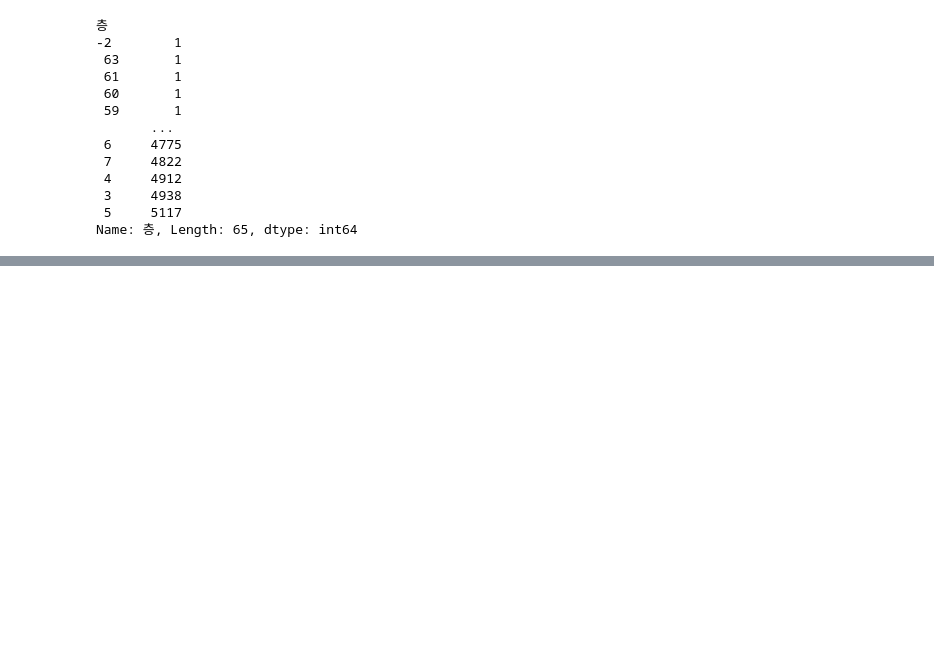
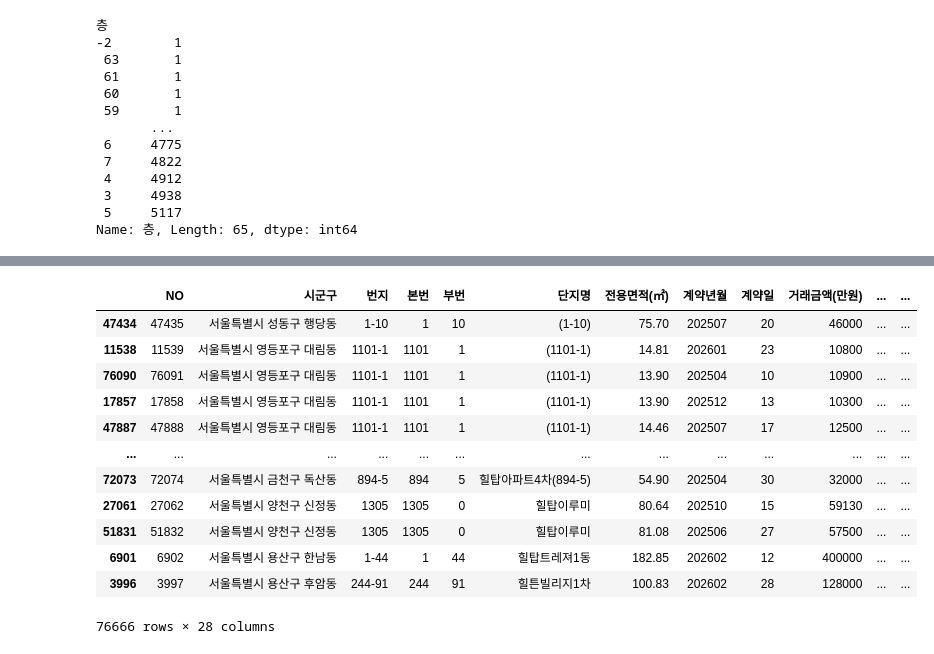
Before and after one commit to sooyun1/aix_13_python, a Jupyter notebook: 아파트 데이터 분석.ipynb, the cells around one changed output, grey strips where cells are left out. Saved outputs shown, nothing was run; the diff lists cells and outputs as text; code cells hidden in the pictures; blank space fills up the shorter version.

```diff
--- a/아파트 데이터 분석.ipynb
+++ b/아파트 데이터 분석.ipynb
@@ -124,0 +235,5 @@ SyntaxError: invalid syntax (2563463609.py, line 1)
+# %%
+# 전용면적 -> 평 전용면적 / 3.3
+df['평'] = df['전용면적(㎡)']/3.3
+# 구별 평 평균
+df.groupby('구')['평'].mean().sort_values(ascending=False)
@@ -124,0 +293,10 @@ SyntaxError: invalid syntax (2563463609.py, line 1)
+# %%
+# 평을 평형으로
+def to_ph(x):
+    if x < 10: return "10평이하"
+    if x < 20: return "10평대"
+    if x < 30: return "20평대"
+    if x < 40: return "30평대"
+    return "40평이상"
+
+df['평형'] = df['평'].apply(to_ph)
@@ -124,0 +364,5 @@ SyntaxError: invalid syntax (2563463609.py, line 1)
+# %%
+#전체 평균 거래금액에 가장 가까운 거래금액의 아파트를 찾으세요
+a = df['거래금액(만원)'].mean()
+df['diff'] = (df['거래금액(만원)'] - a).abs()
+df.sort_values('diff').head()
@@ -124,0 +408,12 @@ SyntaxError: invalid syntax (2563463609.py, line 1)
+# %%
+#계약년월 + 계약일 -> 요일칼럼추가
+df['계약일자'] = pd.to_datetime(
+    df['계약년월'].astype(str) + df['계약일'].astype(str).str.zfill(2),
+    format='%Y%m%d'
+)
+
+df['요일'] = df['계약일자'].dt.day_name().map({
+    'Monday': '월', 'Tuesday': '화', 'Wednesday': '수',
+    'Thursday': '목', 'Friday': '금', 'Saturday': '토', 'Sunday': '일'
+})
+df
@@ -124,0 +460,16 @@ SyntaxError: invalid syntax (2563463609.py, line 1)
+# %%
+df.sort_values('단지명')
+# %% [output]
+|  | NO | 시군구 | 번지 | 본번 | 부번 | 단지명 | 전용면적(㎡) | 계약년월 | 계약일 | 거래금액(만원) | ... | ... |
+| 47434 | 47435 | 서울특별시 성동구 행당동 | 1-10 | 1 | 10 | (1-10) | 75.70 | 202507 | 20 | 46000 | ... | ... |
+| 11538 | 11539 | 서울특별시 영등포구 대림동 | 1101-1 | 1101 | 1 | (1101-1) | 14.81 | 202601 | 23 | 10800 | ... | ... |
+| 76090 | 76091 | 서울특별시 영등포구 대림동 | 1101-1 | 1101 | 1 | (1101-1) | 13.90 | 202504 | 10 | 10900 | ... | ... |
+| 17857 | 17858 | 서울특별시 영등포구 대림동 | 1101-1 | 1101 | 1 | (1101-1) | 13.90 | 202512 | 13 | 10300 | ... | ... |
+| 47887 | 47888 | 서울특별시 영등포구 대림동 | 1101-1 | 1101 | 1 | (1101-1) | 14.46 | 202507 | 17 | 12500 | ... | ... |
+| ... | ... | ... | ... | ... | ... | ... | ... | ... | ... | ... | ... | ... |
+| 72073 | 72074 | 서울특별시 금천구 독산동 | 894-5 | 894 | 5 | 힐탑아파트4차(894-5) | 54.90 | 202504 | 30 | 32000 | ... | ... |
+| 27061 | 27062 | 서울특별시 양천구 신정동 | 1305 | 1305 | 0 | 힐탑이루미 | 80.64 | 202510 | 15 | 59130 | ... | ... |
+| 51831 | 51832 | 서울특별시 양천구 신정동 | 1305 | 1305 | 0 | 힐탑이루미 | 81.08 | 202506 | 27 | 57500 | ... | ... |
+| 6901 | 6902 | 서울특별시 용산구 한남동 | 1-44 | 1 | 44 | 힐탑트레져1동 | 182.85 | 202602 | 12 | 400000 | ... | ... |
+| 3996 | 3997 | 서울특별시 용산구 후암동 | 244-91 | 244 | 91 | 힐튼빌리지1차 | 100.83 | 202602 | 28 | 128000 | ... | ... |
+76666 rows × 28 columns
```
Also changed, not shown: parts of 27 cells of this notebook, 13 other files.
